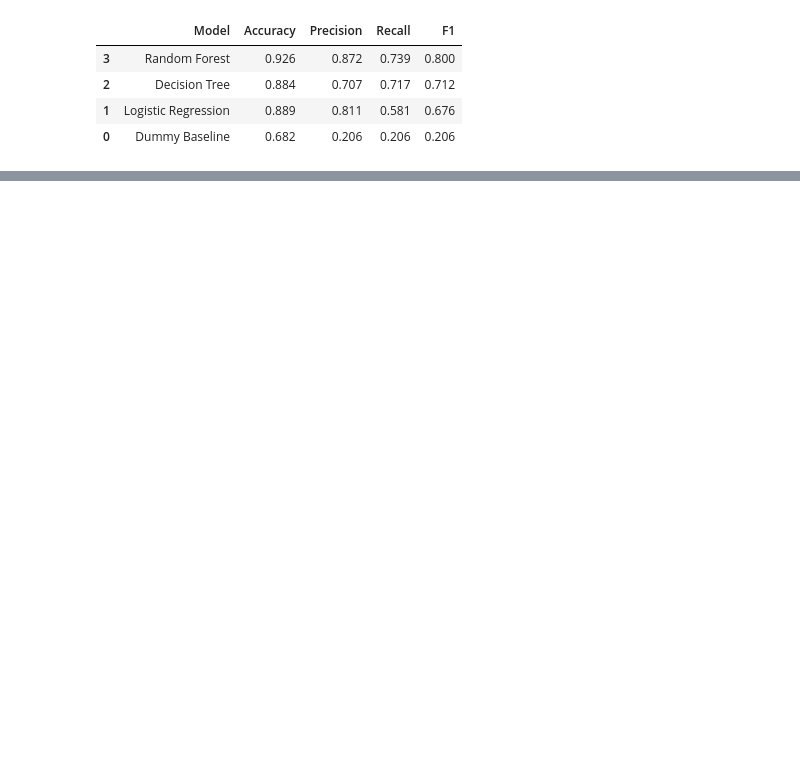
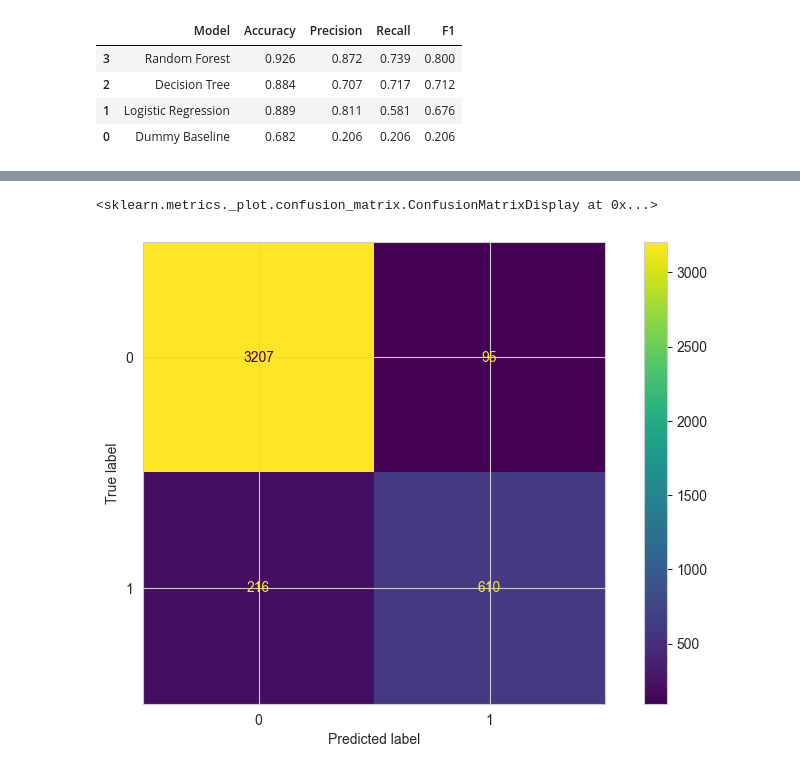
Before and after one commit to belson-h/PythonMLProject---California-Housing, a Jupyter notebook: housing_report.ipynb, the cells around one changed output, grey strips where cells are left out. Drawn from its saved outputs; the diff is of its cells as text; code cells hidden in the pictures; blank space fills up the shorter version.

```diff
--- a/housing_report.ipynb
+++ b/housing_report.ipynb
@@ -623,4 +579,0 @@ Byt ut om det inte blir random forest
-# %%
-rf_pipeline.fit(X_train, y_train)
-y_pred = rf_pipeline.predict(X_test)
-accuracy_score(y_test, y_pred)
@@ -643,0 +601,29 @@ accuracy_score(y_test, y_pred)
+# %%
+# 1. Define param_grid
+param_grid = {
+    "classifier__n_estimators": [100, 200],
+    "classifier__max_depth": [None, 10, 20],
+    "classifier__min_samples_split": [2, 5],
+    "classifier__min_samples_leaf": [1, 2]
+}
+
+# 2. Create GridSearchCV
+grid_search = GridSearchCV(
+    rf_pipeline,
+    param_grid,
+    cv=5,
+    scoring="f1",
+    n_jobs=-1
+)
+
+# 3. Run GridSearch on training data
+grid_search.fit(X_train, y_train)
+
+# 4. Best parameters
+best_params = grid_search.best_params_
+
+# 5. Best cross-validation score
+best_cv_score = grid_search.best_score_
+
+print("Best parameters:", best_params)
+print("Best CV-score:", best_cv_score)
@@ -643,0 +659,5 @@ accuracy_score(y_test, y_pred)
+# %%
+best_model = grid_search.best_estimator_
+y_pred = best_model.predict(X_test)
+
+print(classification_report(y_test, y_pred, digits=3))
@@ -643,0 +704,9 @@ accuracy_score(y_test, y_pred)
+# %%
+ConfusionMatrixDisplay.from_estimator(
+    best_model,
+    X_test,
+    y_test
+)
+# %% [output]
+<sklearn.metrics._plot.confusion_matrix.ConfusionMatrixDisplay at 0x...>
+[figure, added]
```
Also changed, not shown: parts of 50 cells of this notebook, 1 other file.
